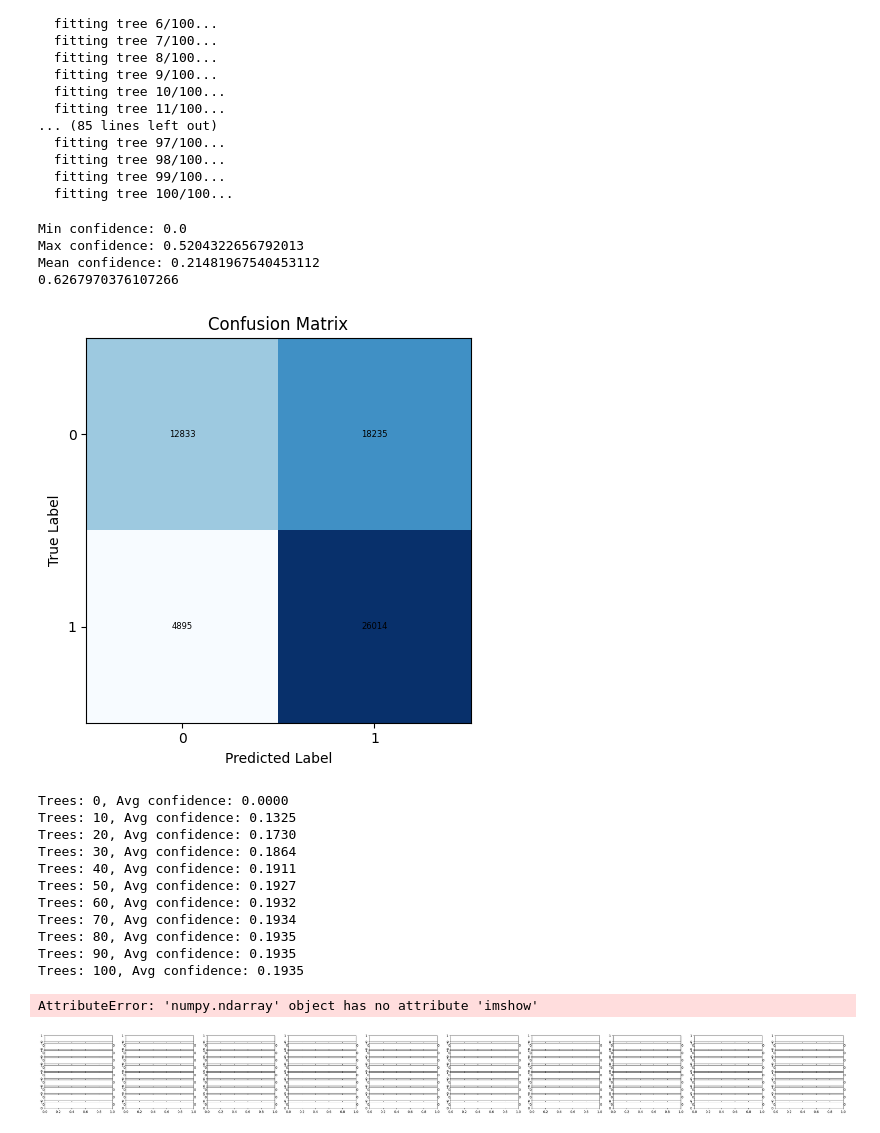
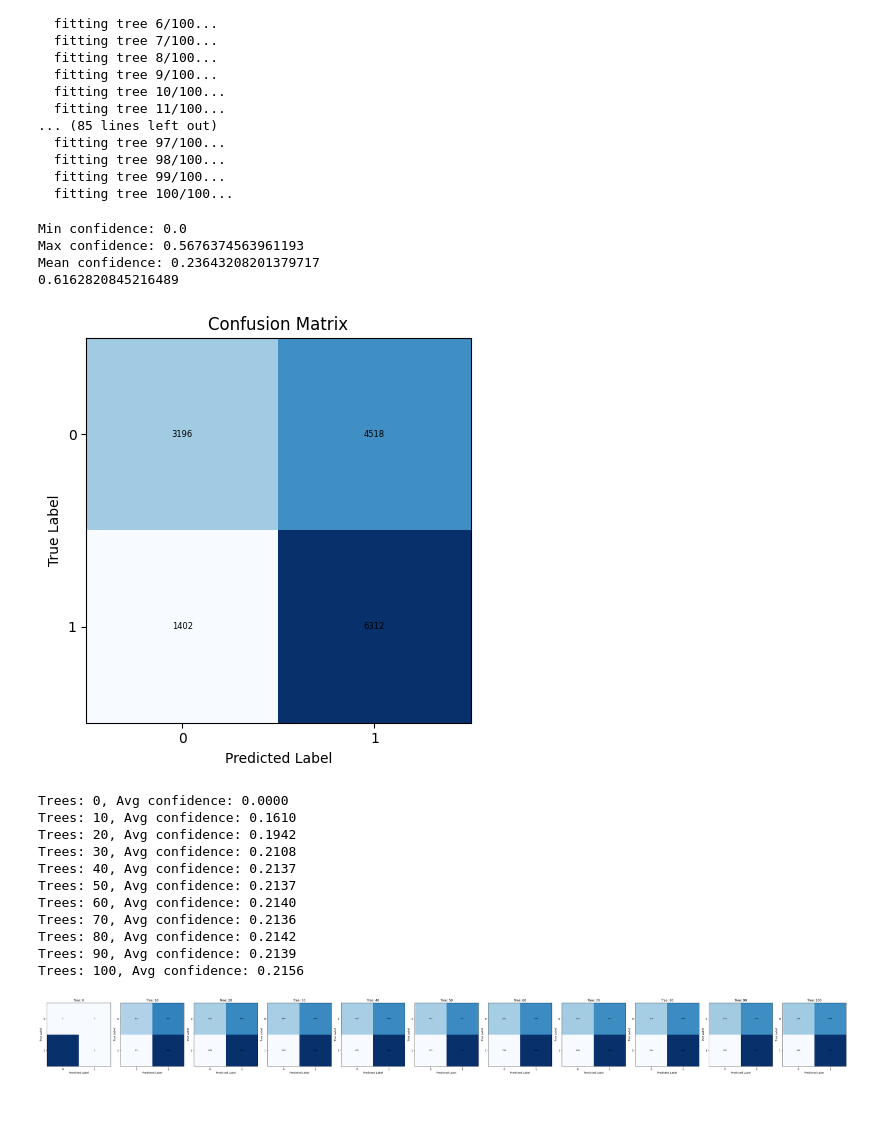
Before and after one commit to CamBitter/RallyRF, a Jupyter notebook: demos/boost_demo.ipynb, the cells around one changed output. Cells and saved outputs as stored; diff of their text form; code cells hidden in the pictures; blank space fills up the shorter version.

Commit message:
move code into correct format, add in penguins data, fix notebook imports

```diff
--- a/demos/boost_demo.ipynb
+++ b/demos/boost_demo.ipynb
@@ -4,20 +4,24 @@ os.chdir(r"c:\Users\ppant\Downloads\ML S26\RallyRF")
 # %%
-from boosted_tree import BoostedTreeClassifier, build_features
+from src.boosted_tree import BoostedTreeClassifier
+from src.features import FEATURE_SETS
 from sklearn.model_selection import train_test_split
 import numpy as np
 import pandas as pd
 import matplotlib.pyplot as plt
-import torch
 
-df = pd.read_csv("data/cleaned/atp_match_features_2.csv")
+feature_set = "all_diffs.csv"
+FEATURE_COLS = FEATURE_SETS[feature_set]
+df = pd.read_csv(f"data/cleaned/{feature_set}")
 
-X, Y = build_features(df)
+train_df = df[df["tourney_date"] < 20220101]
+test_df  = df[df["tourney_date"] >= 20220101]
+
+X_train = train_df[FEATURE_COLS].to_numpy().astype(float)
+Y_train = train_df["p1_won"].to_numpy().astype(float)
+X_val   = test_df[FEATURE_COLS].to_numpy().astype(float)
+Y_val   = test_df["p1_won"].to_numpy().astype(float).reshape(-1, 1)
+
 print("Features and labels built.")
-Y = Y.astype(float).reshape(-1, 1)
-
-X_train, X_val, Y_train, Y_val = train_test_split(
-    X, Y, test_size=0.5, random_state=41
-)
 # %% [output]
 Features and labels built.
 # %%
@@ -28,8 +32,6 @@ boost = BoostedTreeClassifier(
     random_state=99
 )
 print("about to fit the model!")
-X_train = X_train.values.astype(float)
-X_val = X_val.values.astype(float)
 boost.fit(X_train, Y_train)
 # %% [output]
 about to fit the model!
@@ -64,9 +66,9 @@ print("Mean confidence:", Y_confidence.mean())
 print(accuracy)
 # %% [output]
 Min confidence: 0.0
-Max confidence: 0.5204322656792013
-Mean confidence: 0.21481967540453112
-0.6267970376107266
+Max confidence: 0.5676374563961193
+Mean confidence: 0.23643208201379717
+0.6162820845216489
 # %%
 conf_mat = np.zeros((2, 2), dtype=int)
 for true, pred in zip(Y_val.flatten(), Y_pred.flatten()):
@@ -91,51 +93,50 @@ ax.grid(False)
 plt.tight_layout()
 plt.show()
 # %% [output]
-[figure, old version]
+[figure, new version]
 # %%
 boost.getConfidences(tree_preds)
 # %% [output]
 Trees: 0, Avg confidence: 0.0000
-Trees: 10, Avg confidence: 0.1325
-Trees: 20, Avg confidence: 0.1730
-Trees: 30, Avg confidence: 0.1864
-Trees: 40, Avg confidence: 0.1911
-Trees: 50, Avg confidence: 0.1927
-Trees: 60, Avg confidence: 0.1932
-Trees: 70, Avg confidence: 0.1934
-Trees: 80, Avg confidence: 0.1935
-Trees: 90, Avg confidence: 0.1935
-Trees: 100, Avg confidence: 0.1935
+Trees: 10, Avg confidence: 0.1610
+Trees: 20, Avg confidence: 0.1942
+Trees: 30, Avg confidence: 0.2108
+Trees: 40, Avg confidence: 0.2137
+Trees: 50, Avg confidence: 0.2137
+Trees: 60, Avg confidence: 0.2140
+Trees: 70, Avg confidence: 0.2136
+Trees: 80, Avg confidence: 0.2142
+Trees: 90, Avg confidence: 0.2139
+Trees: 100, Avg confidence: 0.2156
 # %%
 steps = list(range(0, len(tree_preds) + 1, 10))
-fig, axes = plt.subplots(10, 10, figsize=(4 * len(steps), 4))
+fig, axes = plt.subplots(1, len(steps), figsize=(4 * len(steps), 4))
 
 for ax, n in zip(axes, steps):
     cumulative = sum(tree_preds[:n])
     probs_n = 1 / (1 + np.exp(-cumulative))
     Y_pred_n = (probs_n > 0.5).astype(int)
 
     conf_mat = np.zeros((2, 2), dtype=int)
     for true, pred in zip(Y_val.flatten(), Y_pred_n.flatten()):
         conf_mat[int(true), int(pred)] += 1
 
     im = ax.imshow(conf_mat, cmap="Blues", origin="upper")
     ax.set_xticks([0, 1])
     ax.set_yticks([0, 1])
     ax.set_xticklabels(["0", "1"])
     ax.set_yticklabels(["0", "1"])
     ax.set_xlabel("Predicted Label")
     ax.set_ylabel("True Label")
 
     for i in range(conf_mat.shape[0]):
         for j in range(conf_mat.shape[1]):
             ax.text(j, i, conf_mat[i, j].item(), ha="center", va="center", color="black", size=6)
 
     ax.set_title(f"Tree: {n}")
     ax.grid(False)
 
 plt.tight_layout()
 plt.show()
 # %% [output]
-AttributeError: 'numpy.ndarray' object has no attribute 'imshow'
-[figure, old version]
+[figure, new version]
```
Also changed, not shown: parts of 1 cell of this notebook, 26 other files.
